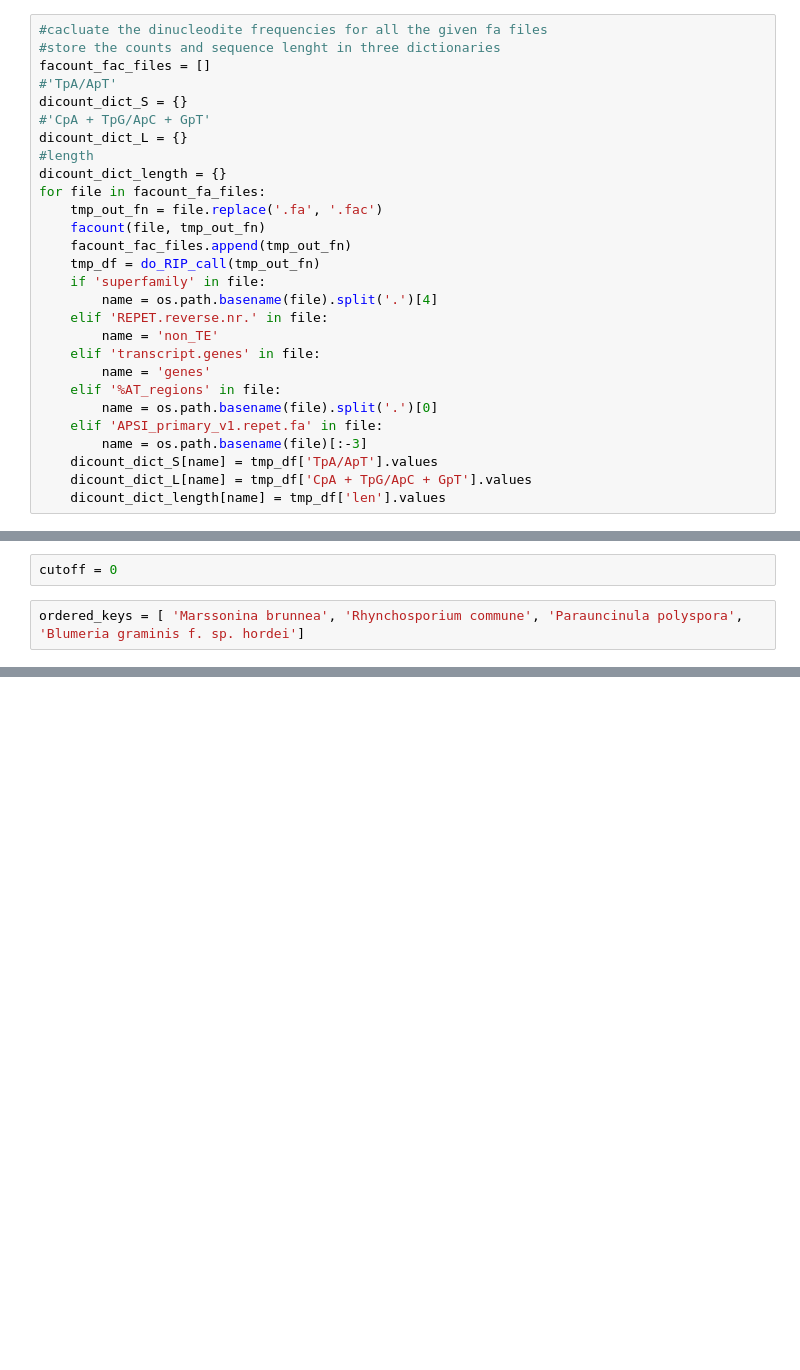
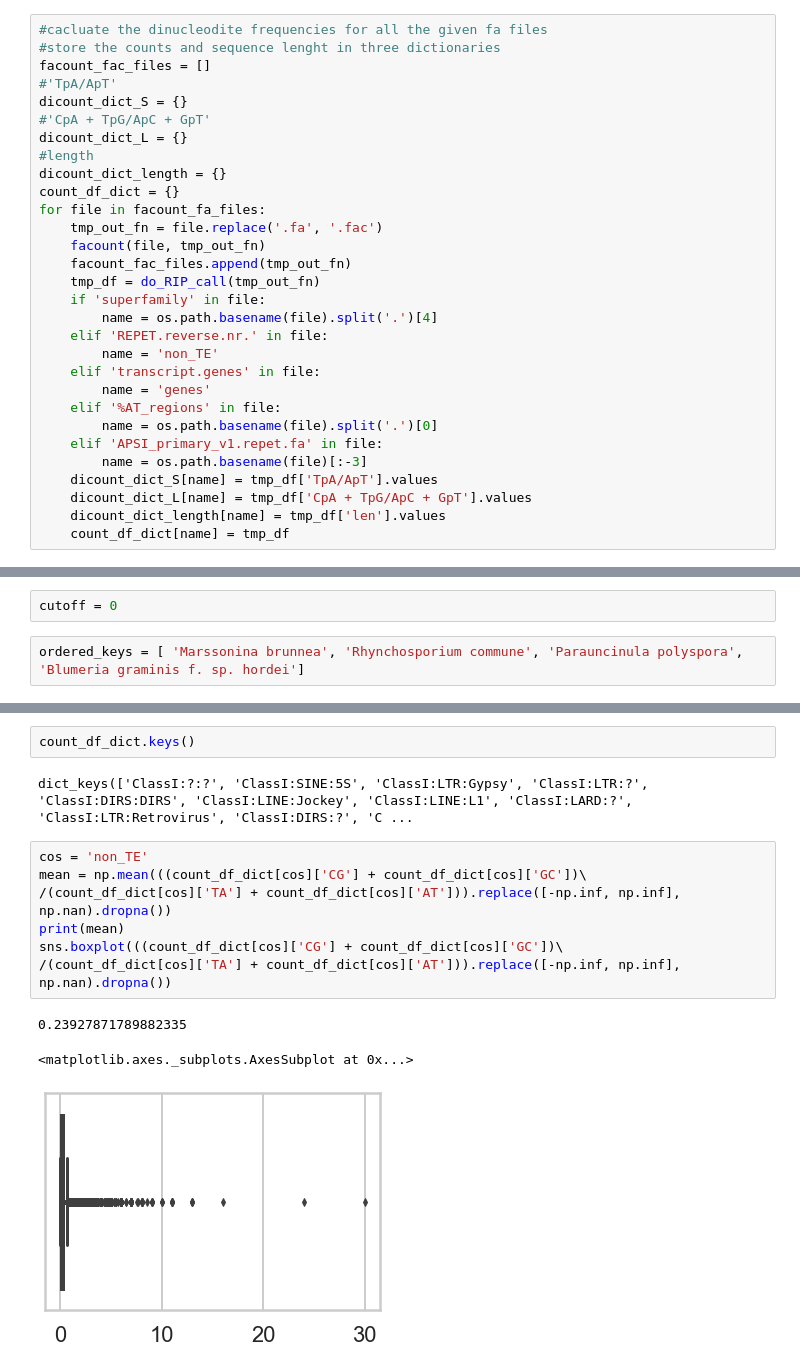
Before and after one commit to Team-Schwessinger/TE_myrtle_rust, a Jupyter notebook: notebooks/MRv01_dinuc_counting.ipynb, the cells around one changed output, grey strips where cells are left out. Cells and saved outputs as stored; diff of their text form; blank space fills up the shorter version.

```diff
--- a/notebooks/MRv01_dinuc_counting.ipynb
+++ b/notebooks/MRv01_dinuc_counting.ipynb
@@ -261,6 +231,7 @@ dicount_dict_S = {}
 dicount_dict_L = {}
 #length
 dicount_dict_length = {}
+count_df_dict = {}
 for file in facount_fa_files:
     tmp_out_fn = file.replace('.fa', '.fac')
     facount(file, tmp_out_fn)
@@ -279,6 +250,7 @@ for file in facount_fa_files:
     dicount_dict_S[name] = tmp_df['TpA/ApT'].values
     dicount_dict_L[name] = tmp_df['CpA + TpG/ApC + GpT'].values
     dicount_dict_length[name] = tmp_df['len'].values
+    count_df_dict[name] = tmp_df
 # %%
 #reminder of how to filter things
 dicount_dict_S['APSI_primary_v1.repet'][dicount_dict_length['APSI_primary_v1.repet'] > 100000]
@@ -545,0 +643,15 @@ fig.savefig(out_fn, dpi=600)
+# %%
+count_df_dict.keys()
+# %% [output]
+dict_keys(['ClassI:?:?', 'ClassI:SINE:5S', 'ClassI:LTR:Gypsy', 'ClassI:LTR:?', 'ClassI:DIRS:DIRS', 'ClassI:LINE:Jockey', 'ClassI:LINE:L1', 'ClassI:LARD:?', 'ClassI:LTR:Retrovirus', 'ClassI:DIRS:?', 'C ...
+# %%
+cos = 'non_TE'
+mean = np.mean(((count_df_dict[cos]['CG'] + count_df_dict[cos]['GC'])\
+/(count_df_dict[cos]['TA'] + count_df_dict[cos]['AT'])).replace([-np.inf, np.inf], np.nan).dropna())
+print(mean)
+sns.boxplot(((count_df_dict[cos]['CG'] + count_df_dict[cos]['GC'])\
+/(count_df_dict[cos]['TA'] + count_df_dict[cos]['AT'])).replace([-np.inf, np.inf], np.nan).dropna())
+# %% [output]
+0.23927871789882335
+<matplotlib.axes._subplots.AxesSubplot at 0x...>
+[figure, added]
```
Also changed, not shown: parts of 53 cells of this notebook, 1 other file.
